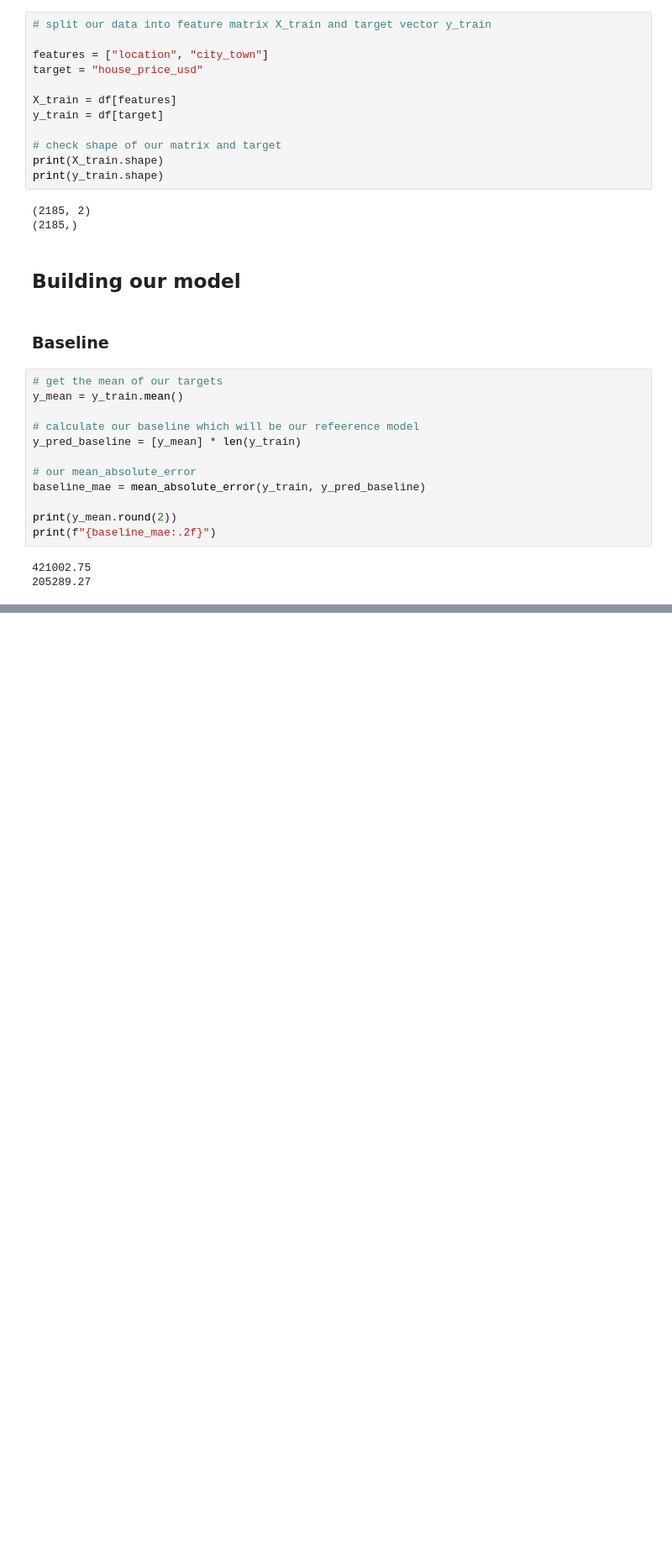
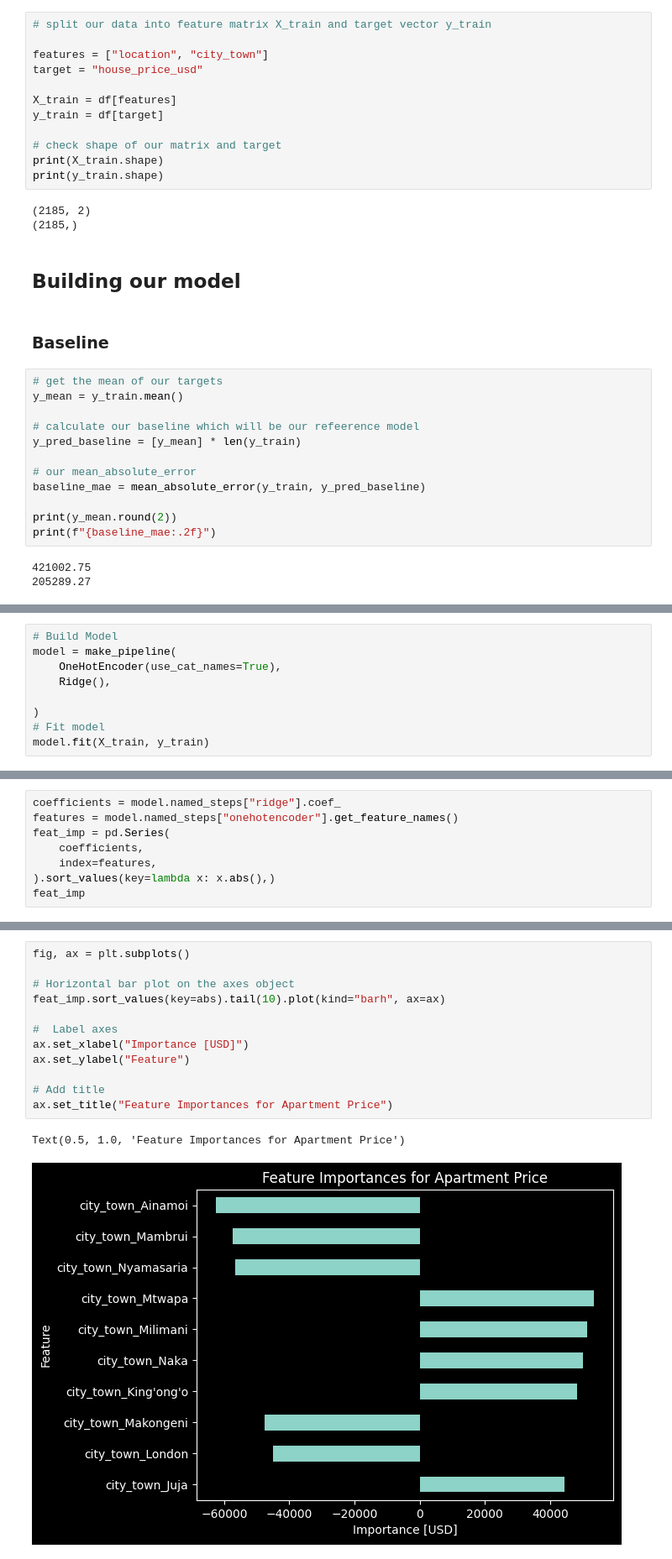
Before and after one commit to omollojr/python-datascience, a Jupyter notebook: nairobi-housing-eda/notebooks/data_modeling.ipynb, the cells around one changed output, grey strips where cells are left out. Shown at 84% size. Saved outputs shown, nothing was run; the diff lists cells and outputs as text; blank space fills up the shorter version.

Commit message:
final model price prediction using location and city_town saved

```diff
--- a/nairobi-housing-eda/notebooks/data_modeling.ipynb
+++ b/nairobi-housing-eda/notebooks/data_modeling.ipynb
@@ -204,0 +210,9 @@ print(f"{baseline_mae:.2f}")
+# %%
+# Build Model
+model = make_pipeline(
+    OneHotEncoder(use_cat_names=True),
+    Ridge(),
+
+)
+# Fit model
+model.fit(X_train, y_train)
@@ -204,0 +336,8 @@ print(f"{baseline_mae:.2f}")
+# %%
+coefficients = model.named_steps["ridge"].coef_
+features = model.named_steps["onehotencoder"].get_feature_names()
+feat_imp = pd.Series(
+    coefficients,
+    index=features,
+).sort_values(key=lambda x: x.abs(),)
+feat_imp
@@ -204,0 +362,15 @@ print(f"{baseline_mae:.2f}")
+# %%
+fig, ax = plt.subplots()
+
+# Horizontal bar plot on the axes object
+feat_imp.sort_values(key=abs).tail(10).plot(kind="barh", ax=ax)
+
+#  Label axes
+ax.set_xlabel("Importance [USD]")
+ax.set_ylabel("Feature")
+
+# Add title
+ax.set_title("Feature Importances for Apartment Price")
+# %% [output]
+Text(0.5, 1.0, 'Feature Importances for Apartment Price')
+[figure, added]
```
Also changed, not shown: parts of 11 cells of this notebook, 1 other file.
